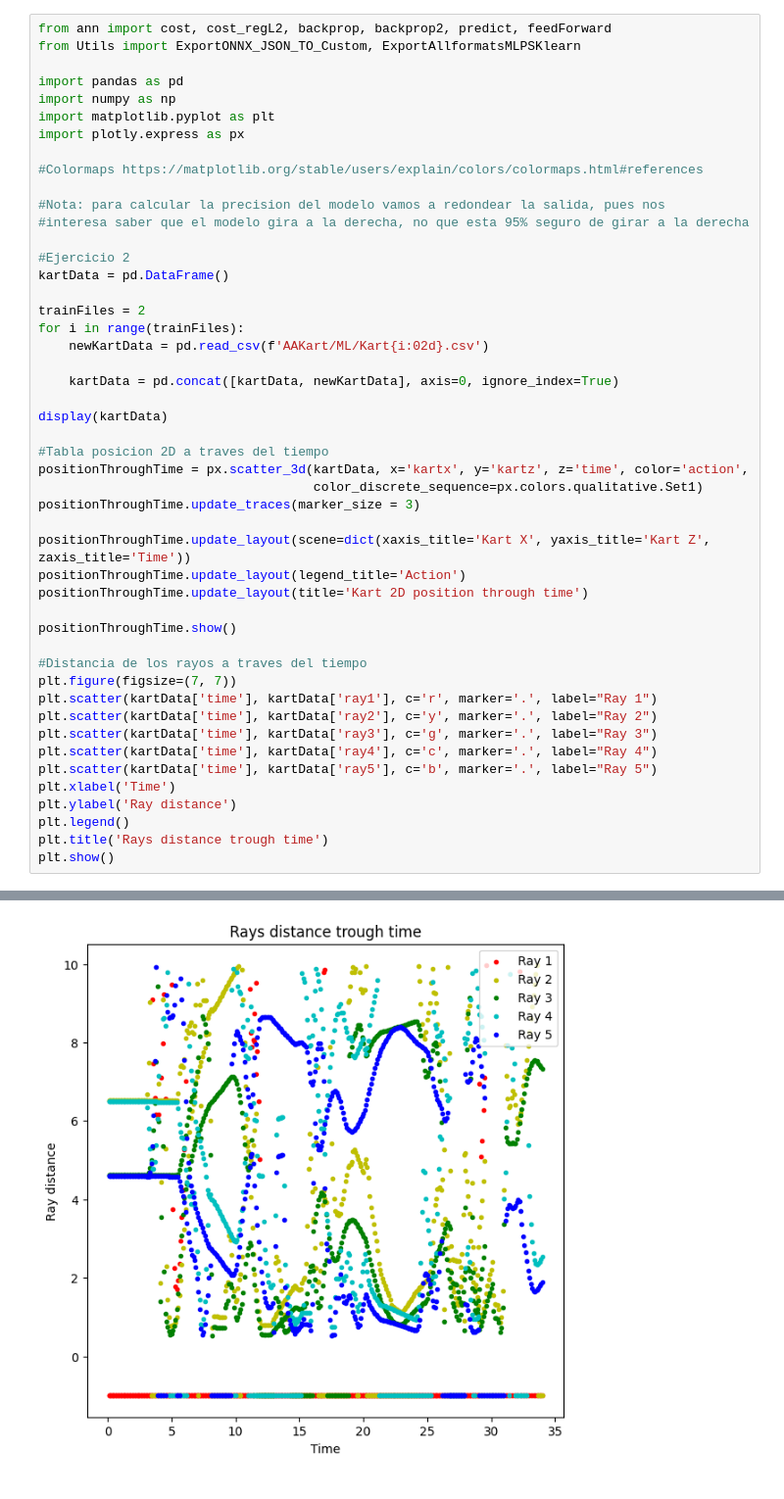
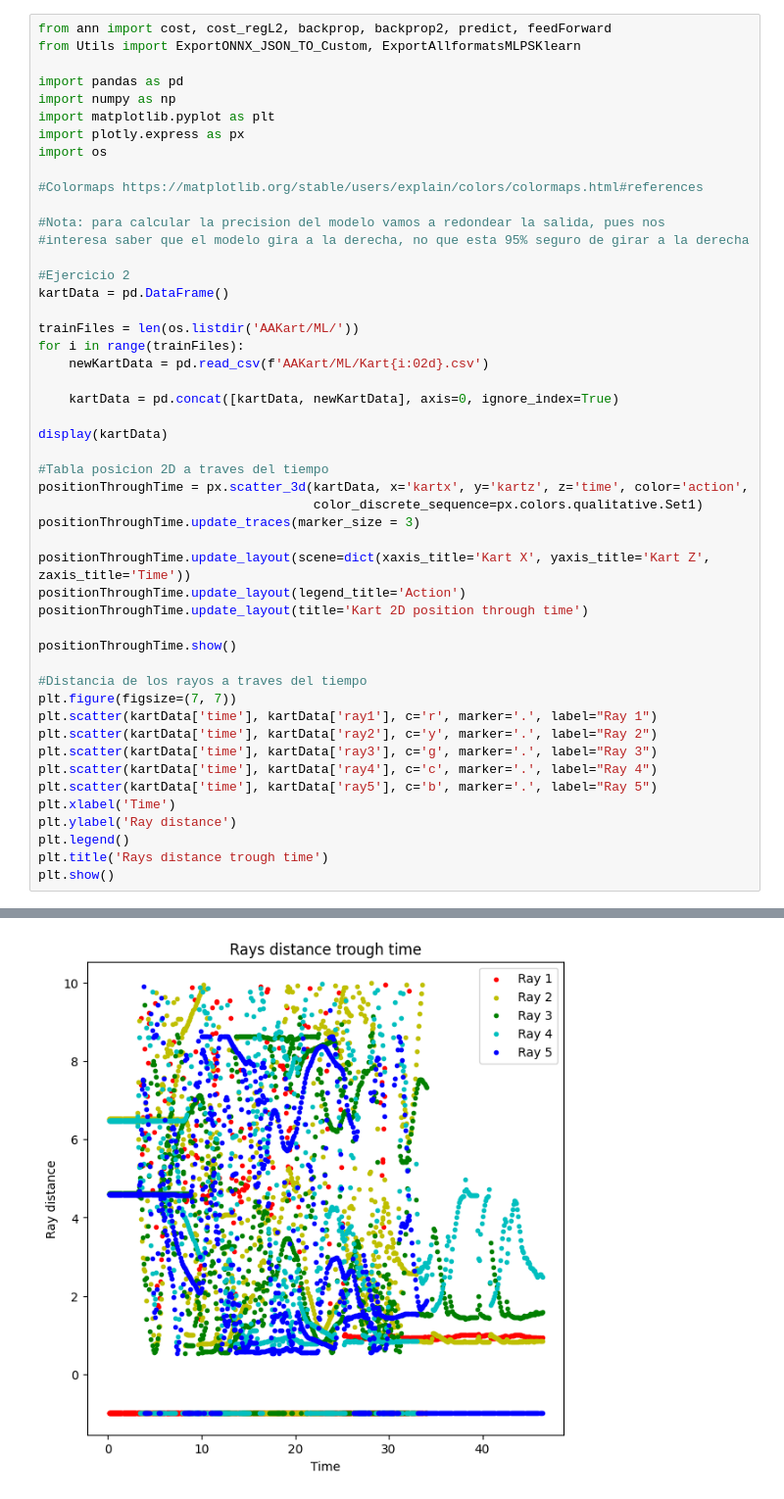
Before and after one commit to javics2002/AAMD, a Jupyter notebook: Practica6/Ejercicios.ipynb, the cells around one changed output, grey strips where cells are left out. Shown at 98% size. Saved outputs shown, nothing was run; the diff lists cells and outputs as text.

```diff
--- a/Practica6/Ejercicios.ipynb
+++ b/Practica6/Ejercicios.ipynb
@@ -6,6 +6,7 @@ import pandas as pd
 import numpy as np
 import matplotlib.pyplot as plt
 import plotly.express as px
+import os
 
 #Colormaps https://matplotlib.org/stable/users/explain/colors/colormaps.html#references
 
@@ -15,7 +16,7 @@ import plotly.express as px
 #Ejercicio 2
 kartData = pd.DataFrame()
 
-trainFiles = 2
+trainFiles = len(os.listdir('AAKart/ML/'))
 for i in range(trainFiles):
     newKartData = pd.read_csv(f'AAKart/ML/Kart{i:02d}.csv')
 
@@ -63,4 +64,4 @@ plt.show()
-[figure, old version]
+[figure, new version]
 # %%
 from sklearn.preprocessing import MinMaxScaler
 
```
Also changed, not shown: parts of 3 cells of this notebook.
